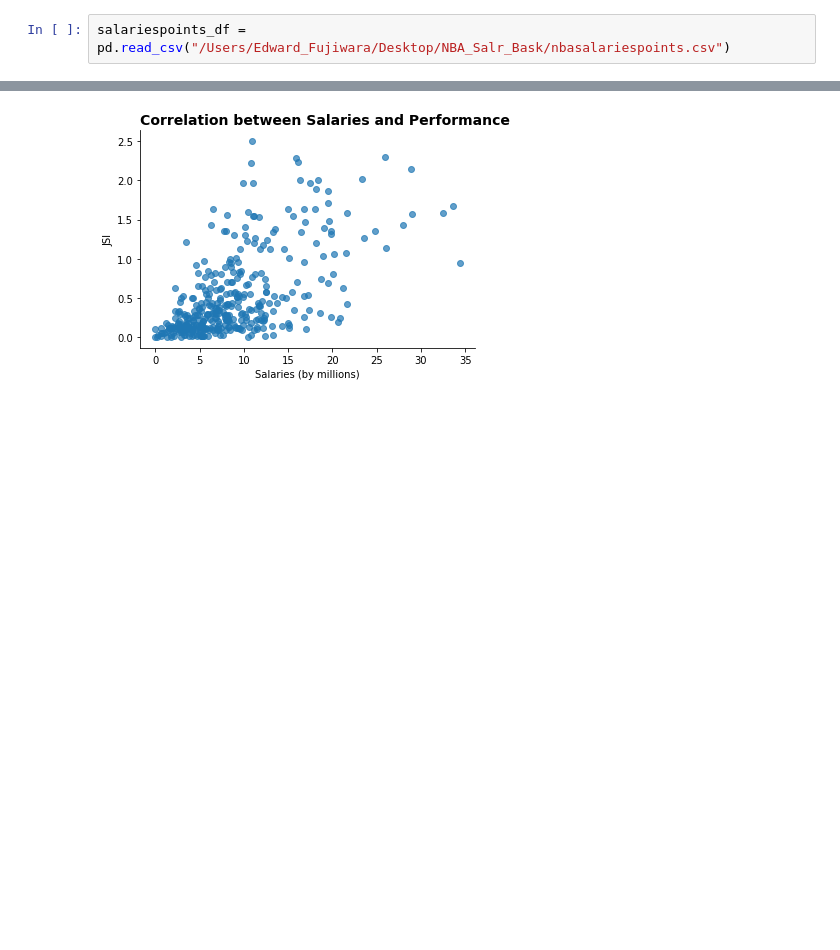
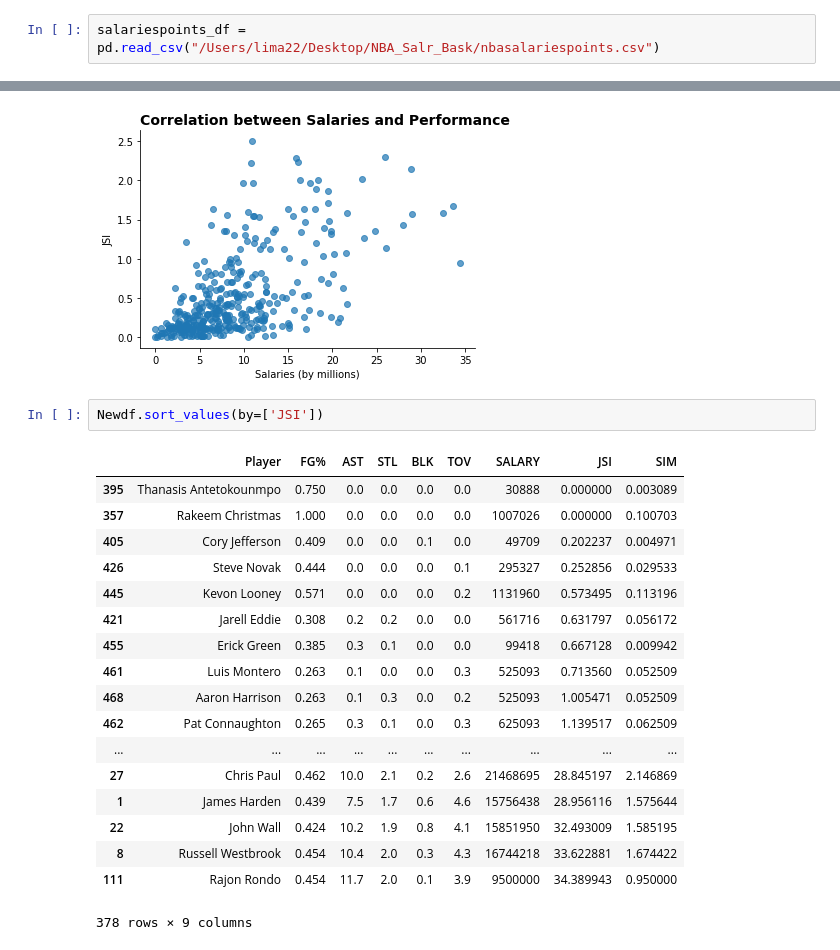
Before and after one commit to alim2022/NBA_Salr_Bask, a Jupyter notebook: JSI.ipynb, the cells around one changed output, grey strips where cells are left out. Saved outputs shown, nothing was run; the diff lists cells and outputs as text; blank space fills up the shorter version.

```diff
--- a/DataAnalysis.ipynb
+++ b/JSI.ipynb
@@ -4,7 +4,7 @@ import numpy as np
 import math as mt
 import matplotlib.pyplot as plt
 # %%
-salariespoints_df = pd.read_csv("/Users/Edward_Fujiwara/Desktop/NBA_Salr_Bask/nbasalariespoints.csv")
+salariespoints_df = pd.read_csv("/Users/lima22/Desktop/NBA_Salr_Bask/nbasalariespoints.csv")
 # %%
 Newdf = salariespoints_df[["Player","FG%","AST","STL","BLK","TOV","SALARY"]]
 # %%
@@ -57,3 +57,24 @@ ax.spines["top"].set_visible(False)
 plt.show()
 # %% [output]
 [figure]
+# %%
+Newdf.sort_values(by=['JSI'])
+# %% [output]
+|  | Player | FG% | AST | STL | BLK | TOV | SALARY | JSI | SIM |
+| 395 | Thanasis Antetokounmpo | 0.750 | 0.0 | 0.0 | 0.0 | 0.0 | 30888 | 0.000000 | 0.003089 |
+| 357 | Rakeem Christmas | 1.000 | 0.0 | 0.0 | 0.0 | 0.0 | 1007026 | 0.000000 | 0.100703 |
+| 405 | Cory Jefferson | 0.409 | 0.0 | 0.0 | 0.1 | 0.0 | 49709 | 0.202237 | 0.004971 |
+| 426 | Steve Novak | 0.444 | 0.0 | 0.0 | 0.0 | 0.1 | 295327 | 0.252856 | 0.029533 |
+| 445 | Kevon Looney | 0.571 | 0.0 | 0.0 | 0.0 | 0.2 | 1131960 | 0.573495 | 0.113196 |
+| 421 | Jarell Eddie | 0.308 | 0.2 | 0.2 | 0.0 | 0.0 | 561716 | 0.631797 | 0.056172 |
+| 455 | Erick Green | 0.385 | 0.3 | 0.1 | 0.0 | 0.0 | 99418 | 0.667128 | 0.009942 |
+| 461 | Luis Montero | 0.263 | 0.1 | 0.0 | 0.0 | 0.3 | 525093 | 0.713560 | 0.052509 |
+| 468 | Aaron Harrison | 0.263 | 0.1 | 0.3 | 0.0 | 0.2 | 525093 | 1.005471 | 0.052509 |
+| 462 | Pat Connaughton | 0.265 | 0.3 | 0.1 | 0.0 | 0.3 | 625093 | 1.139517 | 0.062509 |
+| ... | ... | ... | ... | ... | ... | ... | ... | ... | ... |
+| 27 | Chris Paul | 0.462 | 10.0 | 2.1 | 0.2 | 2.6 | 21468695 | 28.845197 | 2.146869 |
+| 1 | James Harden | 0.439 | 7.5 | 1.7 | 0.6 | 4.6 | 15756438 | 28.956116 | 1.575644 |
+| 22 | John Wall | 0.424 | 10.2 | 1.9 | 0.8 | 4.1 | 15851950 | 32.493009 | 1.585195 |
+| 8 | Russell Westbrook | 0.454 | 10.4 | 2.0 | 0.3 | 4.3 | 16744218 | 33.622881 | 1.674422 |
+| 111 | Rajon Rondo | 0.454 | 11.7 | 2.0 | 0.1 | 3.9 | 9500000 | 34.389943 | 0.950000 |
+378 rows × 9 columns
```
